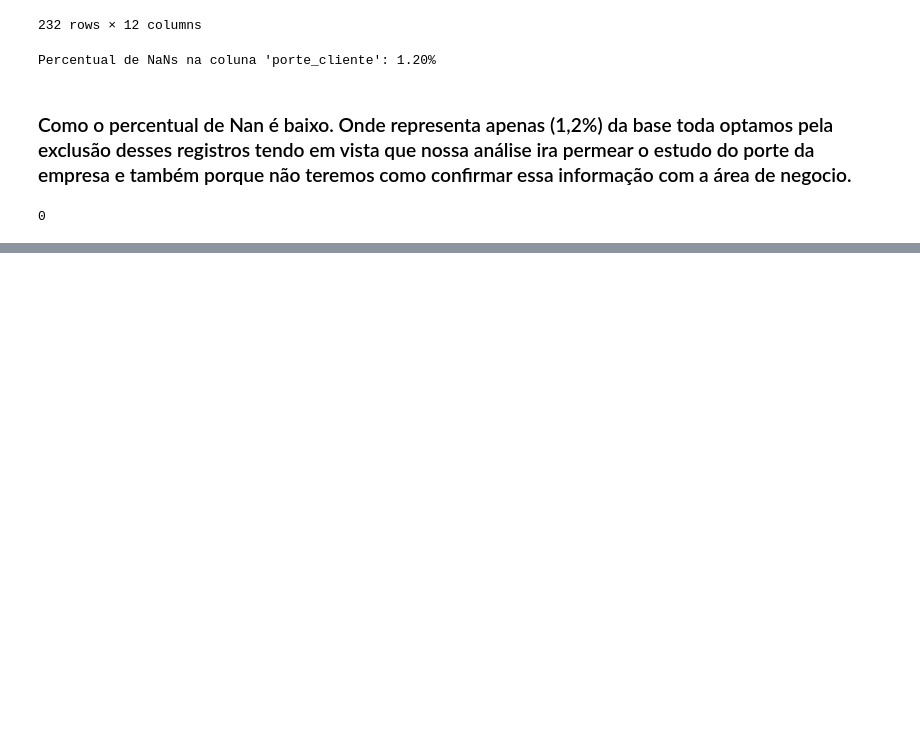
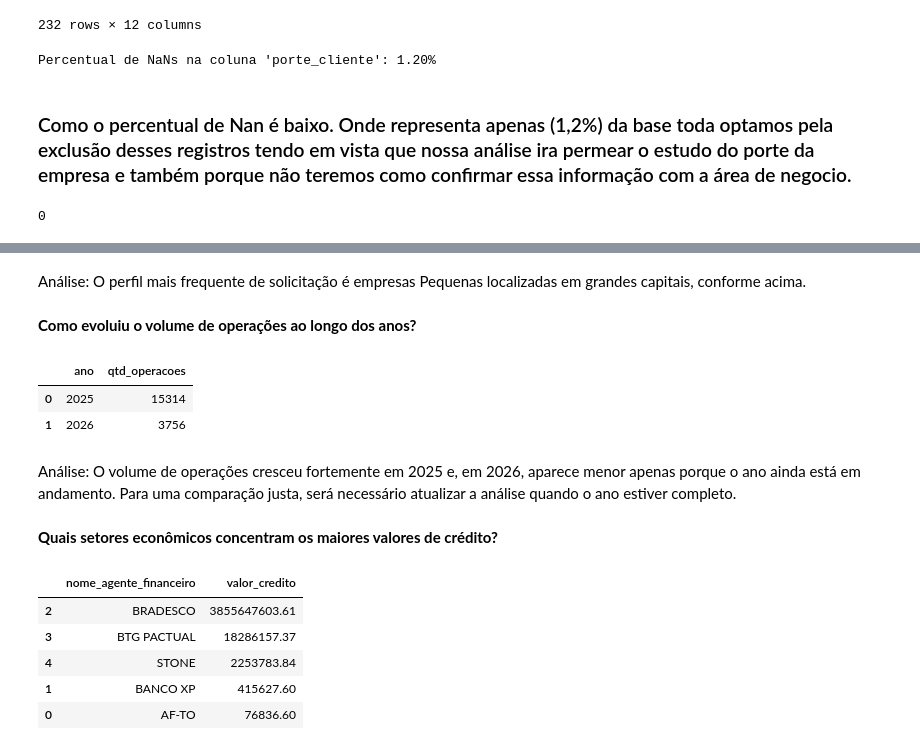
Before and after one commit to LUCASCAZANE/Proj1_Form_Cont_Caixa_Verso, a Jupyter notebook: projeto1_formacao_continuada.ipynb, the cells around one changed output, grey strips where cells are left out. Cells and saved outputs as stored; diff of their text form; code cells hidden in the pictures; blank space fills up the shorter version.

```diff
--- a/projeto1_formacao_continuada.ipynb
+++ b/projeto1_formacao_continuada.ipynb
@@ -414,0 +442,36 @@ df_FG_Sebrae.describe()
+# %% [markdown]
+Análise: O perfil mais frequente de solicitação é empresas Pequenas localizadas em grandes capitais, conforme acima.
+# %% [markdown]
+**Como evoluiu o volume de operações ao longo dos anos?**
+# %%
+df_FG_Sebrae["data_solicitacao_outorga"] = pd.to_datetime(df_FG_Sebrae["data_solicitacao_outorga"], errors="coerce")
+df_FG_Sebrae["ano"] = df_FG_Sebrae["data_solicitacao_outorga"].dt.year
+
+evolucao = df_FG_Sebrae.groupby("ano").size().reset_index(name="qtd_operacoes")
+evolucao
+# %% [output]
+|  | ano | qtd_operacoes |
+| 0 | 2025 | 15314 |
+| 1 | 2026 | 3756 |
+# %% [markdown]
+Análise: O volume de operações cresceu fortemente em 2025 e, em 2026, aparece menor apenas porque o ano ainda está em andamento. Para uma comparação justa, será necessário atualizar a análise quando o ano estiver completo.
+# %% [markdown]
+**Quais setores econômicos concentram os maiores valores de crédito?**
+# %%
+setores_valor = (
+    df_FG_Sebrae.groupby("nome_agente_financeiro")["valor_credito"]
+      .sum()
+      .reset_index()
+      .sort_values("valor_credito", ascending=False)
+)
+
+
+pd.set_option('display.float_format', lambda x: '%.2f' % x)
+setores_valor
+# %% [output]
+|  | nome_agente_financeiro | valor_credito |
+| 2 | BRADESCO | 3855647603.61 |
+| 3 | BTG PACTUAL | 18286157.37 |
+| 4 | STONE | 2253783.84 |
+| 1 | BANCO XP | 415627.60 |
+| 0 | AF-TO | 76836.60 |
```
Also changed, not shown: parts of 25 cells of this notebook.
